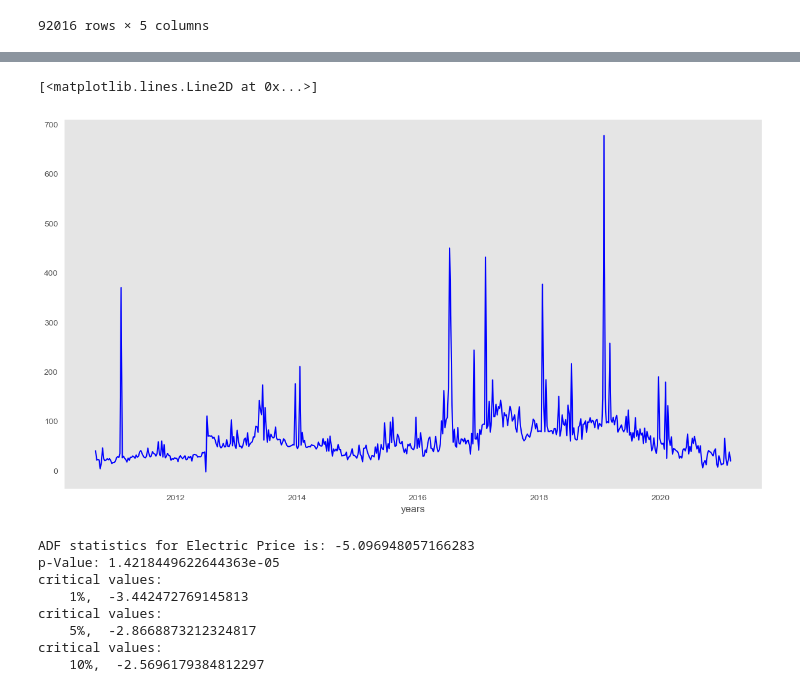
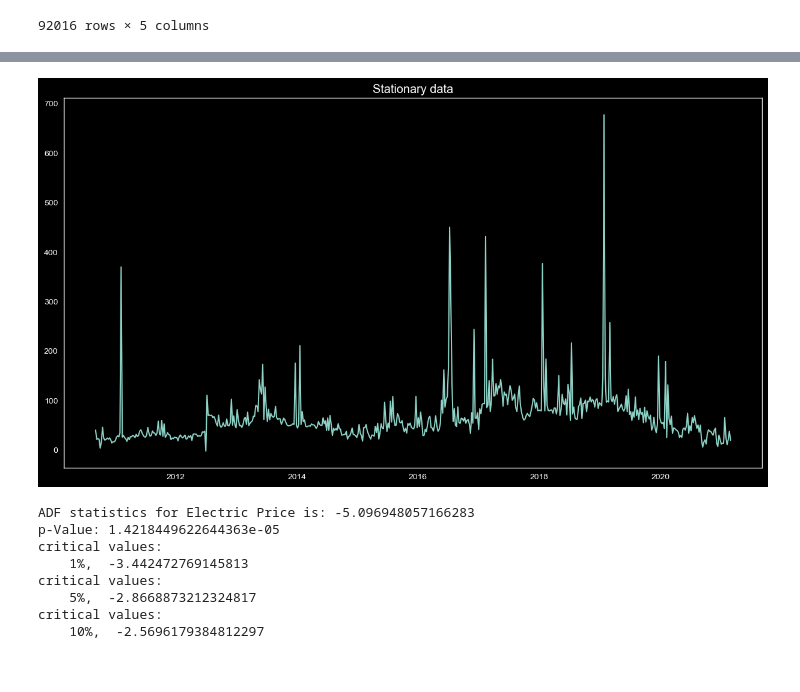
Before and after one commit to bakasheddy/time-series-forecasting-of-electricity-prices-of-a-District, a Jupyter notebook: practical time series analysis and forcast.ipynb, the cells around one changed output, grey strips where cells are left out. Saved outputs shown, nothing was run; the diff lists cells and outputs as text; code cells hidden in the pictures.

```diff
--- a/practical time series analysis and forcast.ipynb
+++ b/practical time series analysis and forcast.ipynb
@@ -133,14 +142,15 @@ plt.legend(handles=[TM, SL, GS, EP]);
 avg_yr = df_copy[['ElecPrice']].resample('W').mean()
-# %%
-plt.figure(figsize=(15,8))
-plt.xlabel('years')
-plt.style.use('ggplot')
-plt.style.use('dark_background')
-plt.grid(visible=False)
-plt.plot(avg_yr.index, avg_yr['ElecPrice'], color='b')
-# %% [output]
-[<matplotlib.lines.Line2D at 0x...>]
-[figure, removed]
+# %%
+#checking if the data is stationary
+plt.style.use('dark_background')
+dif = pd.DataFrame(avg_yr['ElecPrice'] )
+plt.figure(figsize=(15,8))
+plt.title('Stationary data')
+plt.plot(dif)
+plt.grid(visible=False)
+plt.style.use('ggplot')
+# %% [output]
+[figure, added]
 # %%
 from statsmodels.tsa.stattools import adfuller
 #function to check stationarity using Augmented Dickey fuller test
```
Also changed, not shown: parts of 20 cells of this notebook.
